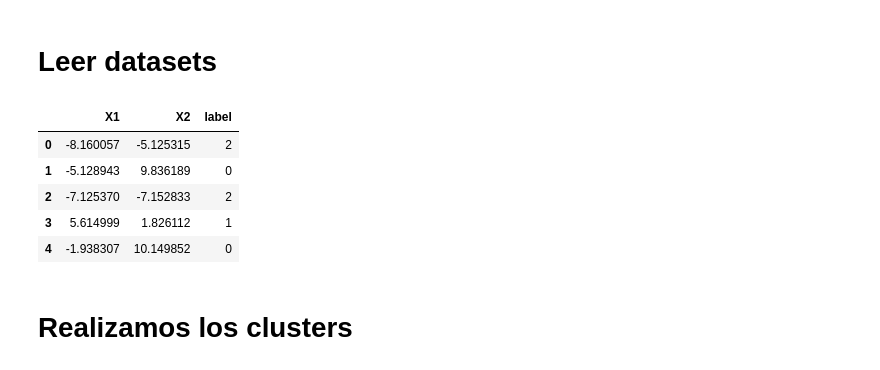
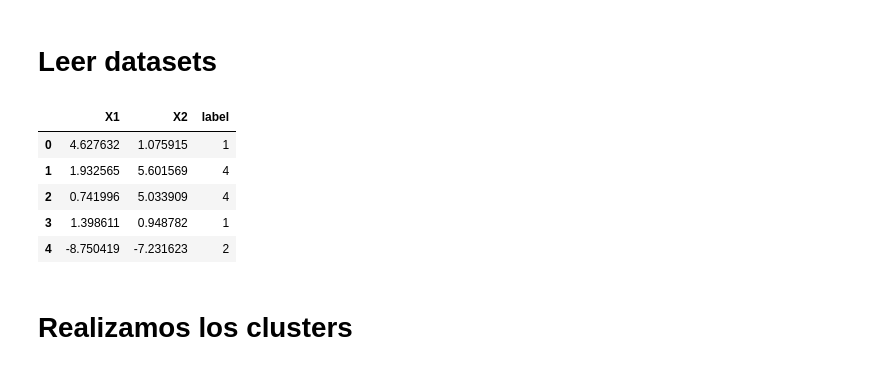
Before and after one commit to DR-Barros/Trabajo-dirigido-clustering, a Jupyter notebook: experimento/sintetica/exp_blob copy.ipynb, the cells around one changed output. Cells and saved outputs as stored; diff of their text form; code cells hidden in the pictures.

```diff
--- a/experimento/sintetica/exp_blob copy.ipynb
+++ b/experimento/sintetica/exp_blob copy.ipynb
@@ -3,16 +3,16 @@
 # %%
 import pandas as pd
 import numpy as np
 
-blob = pd.read_csv('../data/blob3.csv')
+blob = pd.read_csv('../data/blob5.csv')
 blob.head()
 # %% [output]
 |  | X1 | X2 | label |
-| 0 | -8.160057 | -5.125315 | 2 |
-| 1 | -5.128943 | 9.836189 | 0 |
-| 2 | -7.125370 | -7.152833 | 2 |
-| 3 | 5.614999 | 1.826112 | 1 |
-| 4 | -1.938307 | 10.149852 | 0 |
+| 0 | 4.627632 | 1.075915 | 1 |
+| 1 | 1.932565 | 5.601569 | 4 |
+| 2 | 0.741996 | 5.033909 | 4 |
+| 3 | 1.398611 | 0.948782 | 1 |
+| 4 | -8.750419 | -7.231623 | 2 |
 # %%
 blob.drop(columns=['label'], inplace=True)
 # %% [markdown]
```
Also changed, not shown: parts of 22 cells of this notebook, 1 other file.
